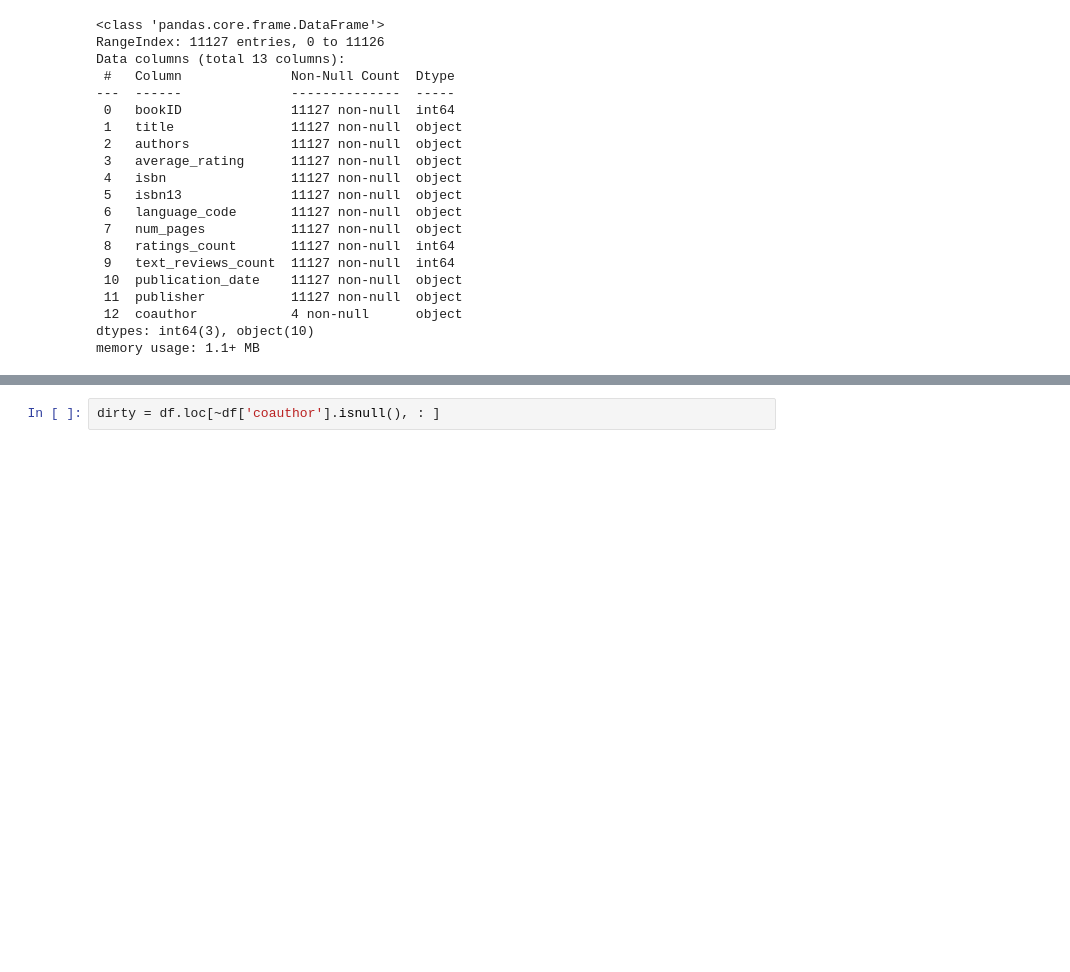
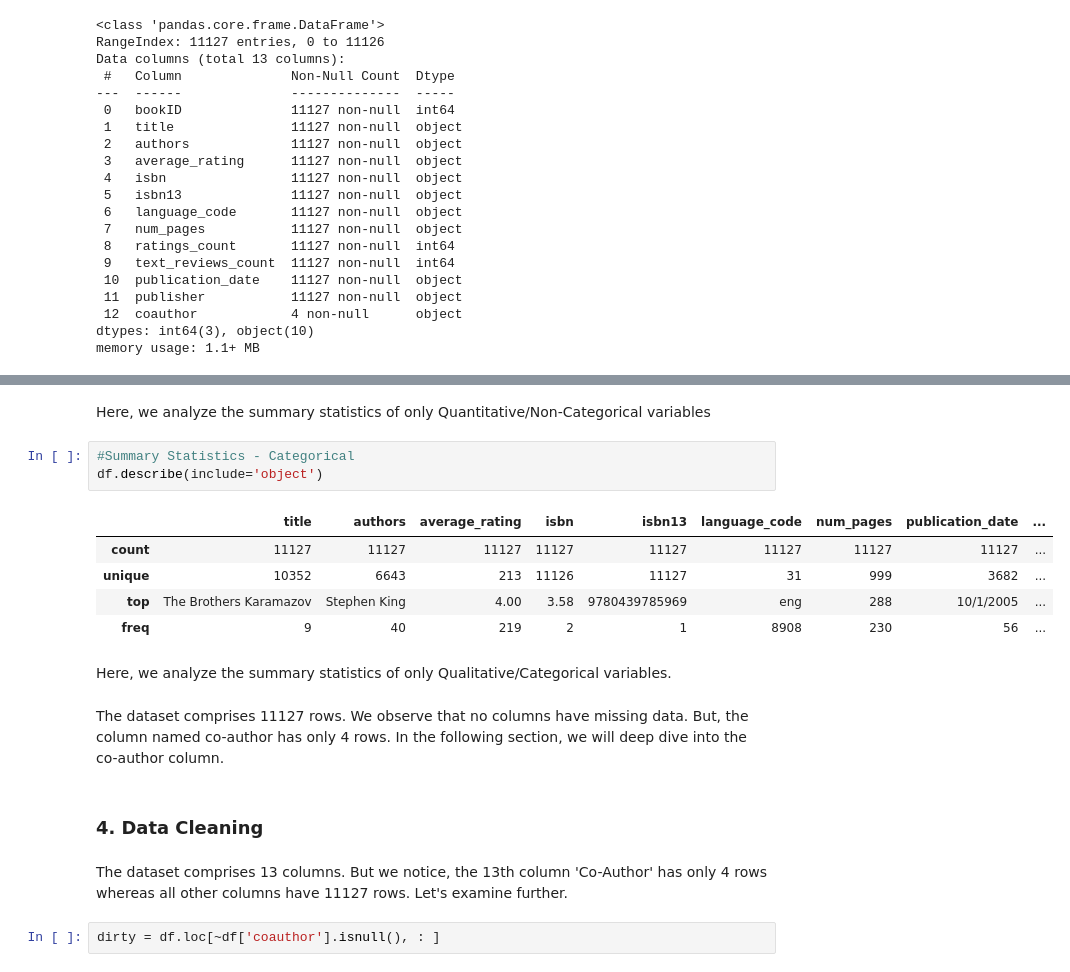
Before and after one commit to nareshkodam/Book-Rating-Prediction-Model, a Jupyter notebook: DataCleaning.ipynb, the cells around one changed output, grey strips where cells are left out. Saved outputs shown, nothing was run; the diff lists cells and outputs as text; blank space fills up the shorter version.

```diff
--- a/DataCleaning.ipynb
+++ b/DataCleaning.ipynb
@@ -47,3 +93,22 @@ df.head(2)
+# %% [markdown]
+Here, we analyze the summary statistics of only Quantitative/Non-Categorical variables
+# %%
+#Summary Statistics - Categorical
+df.describe(include='object')
+# %% [output]
+|  | title | authors | average_rating | isbn | isbn13 | language_code | num_pages | publication_date | ... |
+| count | 11127 | 11127 | 11127 | 11127 | 11127 | 11127 | 11127 | 11127 | ... |
+| unique | 10352 | 6643 | 213 | 11126 | 11127 | 31 | 999 | 3682 | ... |
+| top | The Brothers Karamazov | Stephen King | 4.00 | 3.58 | 9780439785969 | eng | 288 | 10/1/2005 | ... |
+| freq | 9 | 40 | 219 | 2 | 1 | 8908 | 230 | 56 | ... |
+# %% [markdown]
+Here, we analyze the summary statistics of only Qualitative/Categorical variables.
+# %% [markdown]
+The dataset comprises 11127 rows. We observe that no columns have missing data. But, the column named co-author has only 4 rows. In the following section, we will deep dive into the co-author column.
+# %% [markdown]
+### 4. Data Cleaning
+# %% [markdown]
+The dataset comprises 13 columns. But we notice, the 13th column 'Co-Author' has only 4 rows whereas all other columns have 11127 rows. Let's examine further.
 # %%
 dirty = df.loc[~df['coauthor'].isnull(), : ]
 # %%
```
Also changed, not shown: parts of 38 cells of this notebook.
